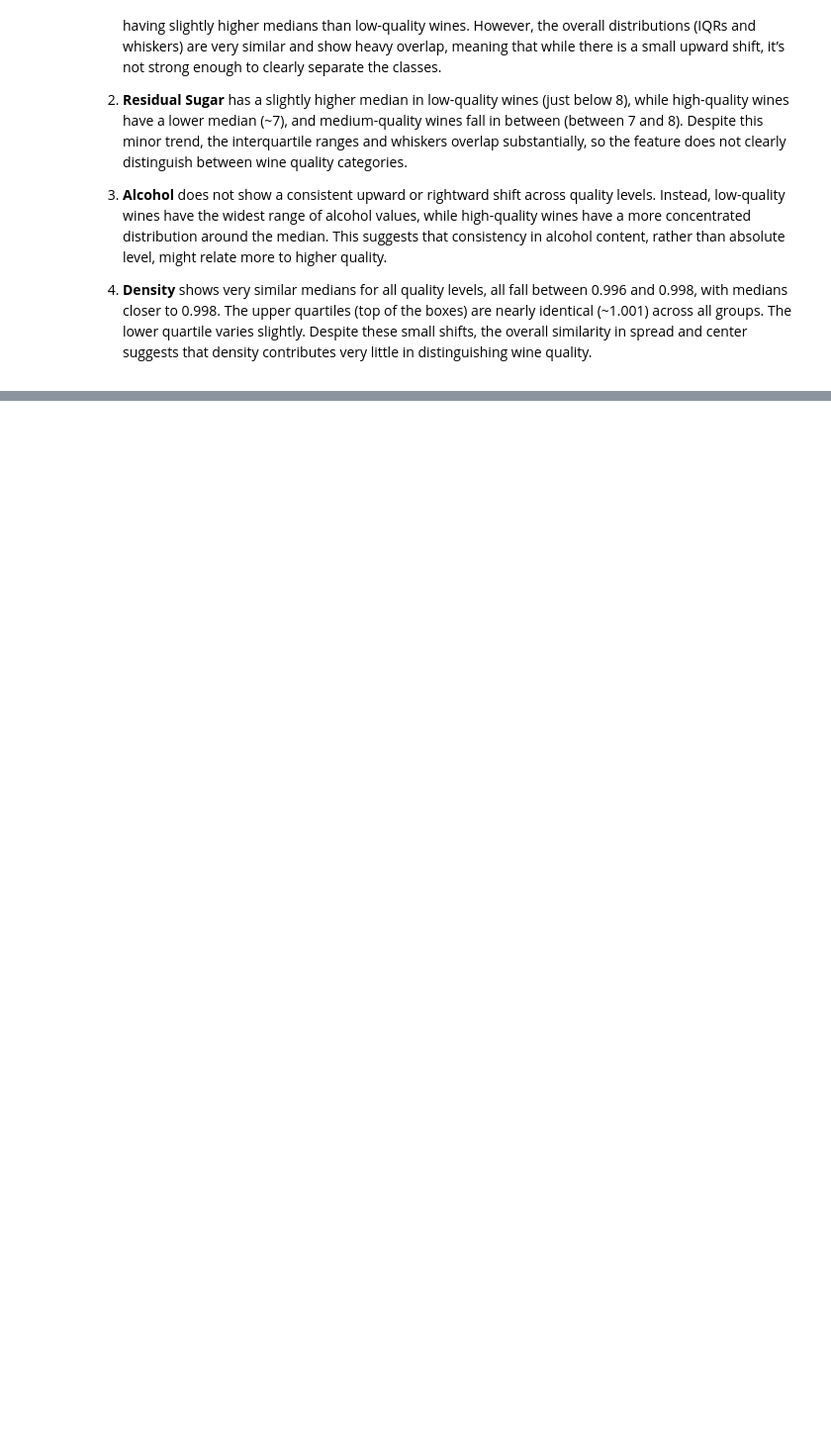
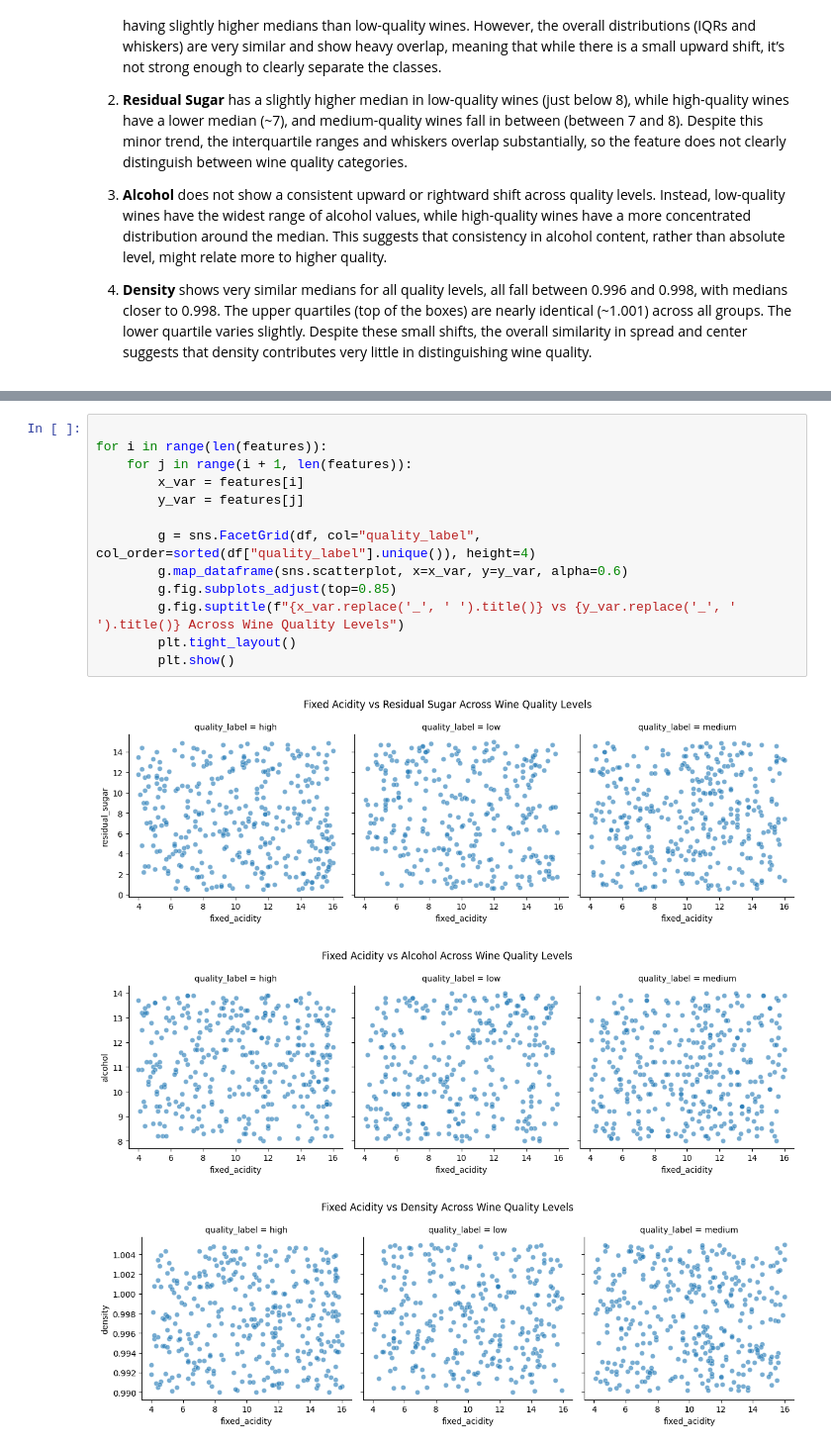
Before and after one commit to XENNNOOOO/CSMODEL_MP_Phase1, a Jupyter notebook: wine_quality_class_nb.ipynb, the cells around one changed output, grey strips where cells are left out. Shown at 99% size. Saved outputs shown, nothing was run; the diff lists cells and outputs as text; blank space fills up the shorter version.

```diff
--- a/wine_quality_class_nb.ipynb
+++ b/wine_quality_class_nb.ipynb
@@ -204,0 +252,17 @@ The upper quartiles (top of the boxes) are nearly identical (~1.001) across all
+# %%
+
+for i in range(len(features)):
+    for j in range(i + 1, len(features)):
+        x_var = features[i]
+        y_var = features[j]
+
+        g = sns.FacetGrid(df, col="quality_label", col_order=sorted(df["quality_label"].unique()), height=4)
+        g.map_dataframe(sns.scatterplot, x=x_var, y=y_var, alpha=0.6)
+        g.fig.subplots_adjust(top=0.85)
+        g.fig.suptitle(f"{x_var.replace('_', ' ').title()} vs {y_var.replace('_', ' ').title()} Across Wine Quality Levels")
+        plt.tight_layout()
+        plt.show()
+# %% [output]
+[figure, added]
+[figure, added]
+[figure, added]
```
Also changed, not shown: parts of 7 cells of this notebook.
